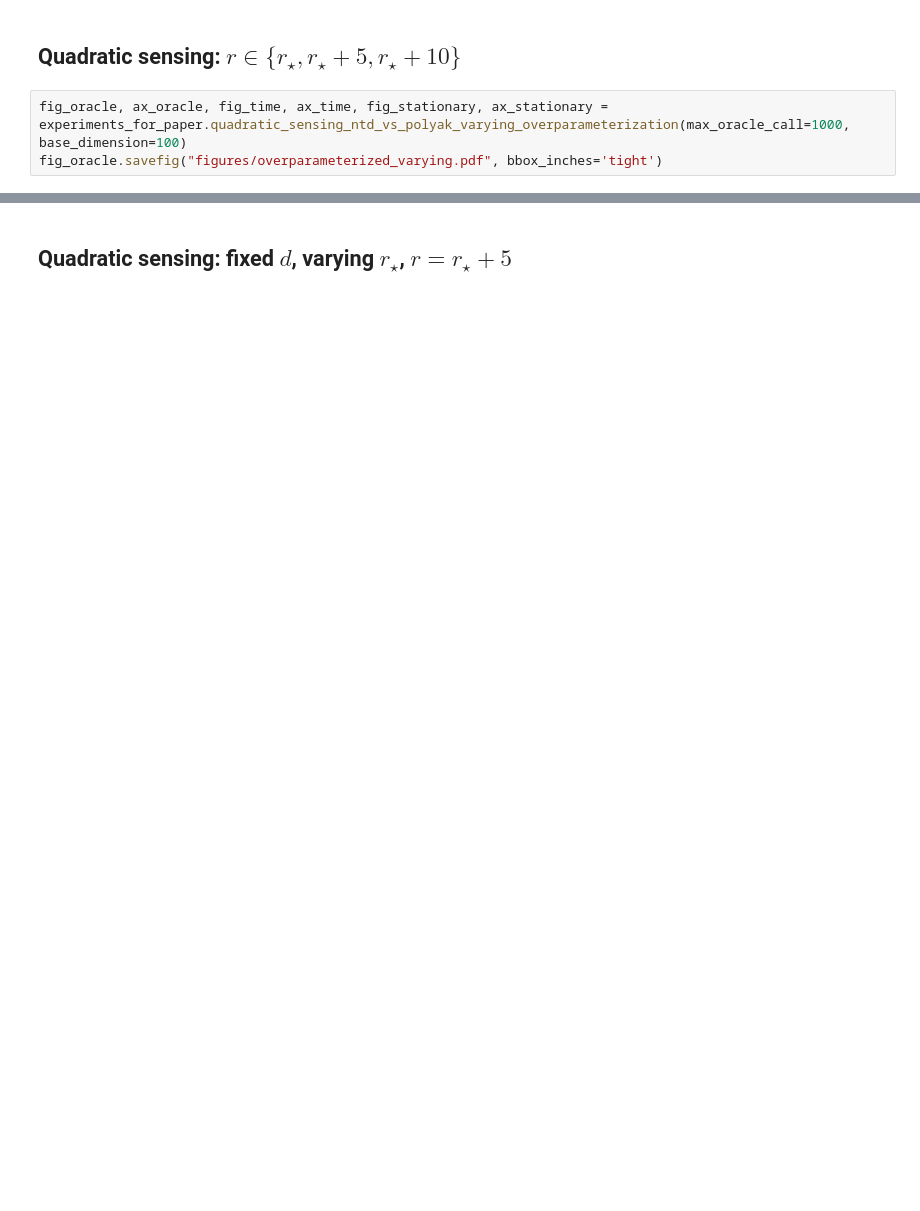
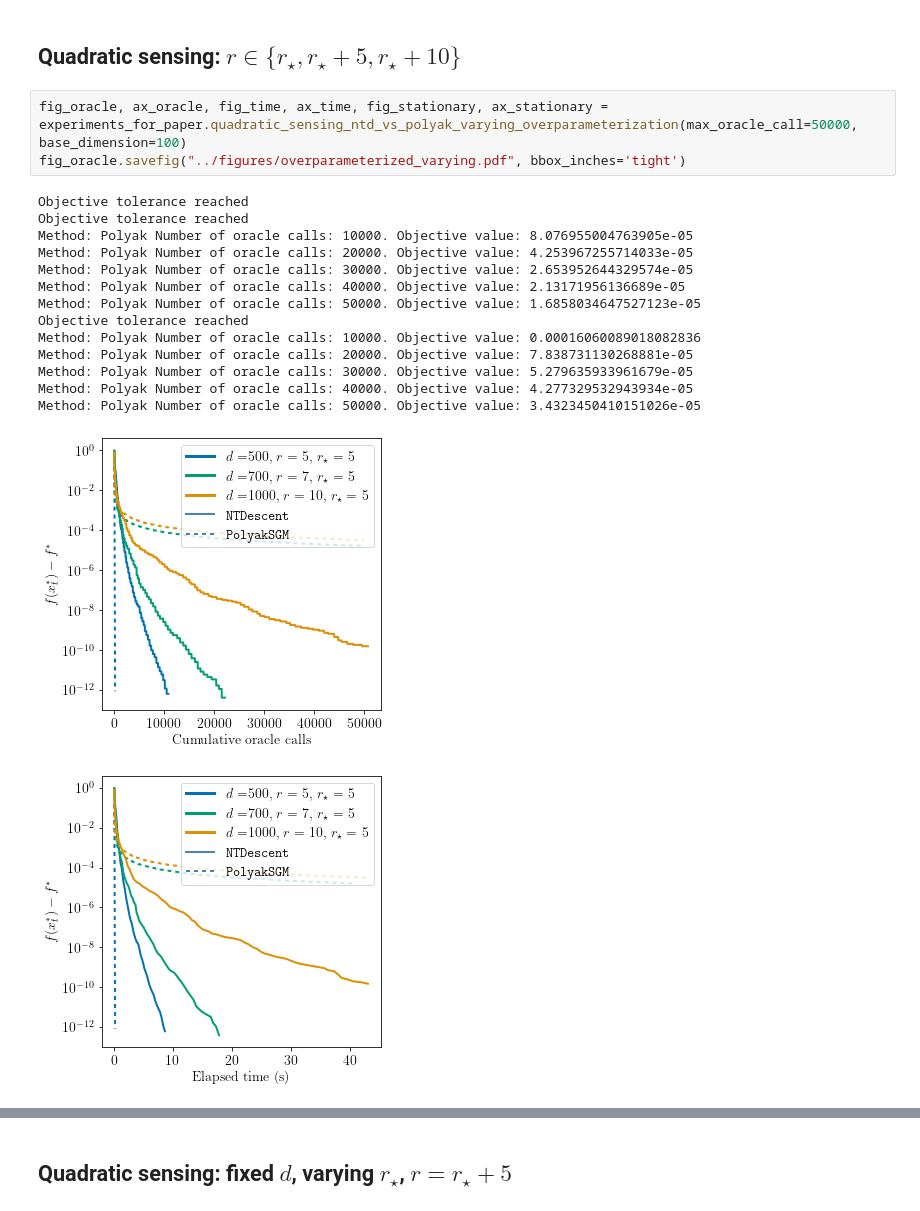
Before and after one commit to COR-OPT/ntd.py, a Jupyter notebook: examples/NTD_paper_experiments.ipynb, the cells around one changed output, grey strips where cells are left out. Cells and saved outputs as stored; diff of their text form; blank space fills up the shorter version.

Commit message:
Generated figures for notebook.

```diff
--- a/examples/NTD_paper_experiments.ipynb
+++ b/examples/NTD_paper_experiments.ipynb
@@ -91,5 +204,21 @@ where
 # %% [markdown]
 ## Quadratic sensing: $r \in \{r_\star,r_\star + 5, r_\star+10\}$
 # %%
-fig_oracle, ax_oracle, fig_time, ax_time, fig_stationary, ax_stationary = experiments_for_paper.quadratic_sensing_ntd_vs_polyak_varying_overparameterization(max_oracle_call=1000, base_dimension=100)
-fig_oracle.savefig("figures/overparameterized_varying.pdf", bbox_inches='tight')
+fig_oracle, ax_oracle, fig_time, ax_time, fig_stationary, ax_stationary = experiments_for_paper.quadratic_sensing_ntd_vs_polyak_varying_overparameterization(max_oracle_call=50000, base_dimension=100)
+fig_oracle.savefig("../figures/overparameterized_varying.pdf", bbox_inches='tight')
+# %% [output]
+Objective tolerance reached
+Objective tolerance reached
+Method: Polyak Number of oracle calls: 10000. Objective value: 8.076955004763905e-05
+Method: Polyak Number of oracle calls: 20000. Objective value: 4.253967255714033e-05
+Method: Polyak Number of oracle calls: 30000. Objective value: 2.653952644329574e-05
+Method: Polyak Number of oracle calls: 40000. Objective value: 2.13171956136689e-05
+Method: Polyak Number of oracle calls: 50000. Objective value: 1.6858034647527123e-05
+Objective tolerance reached
+Method: Polyak Number of oracle calls: 10000. Objective value: 0.00016060089018082836
+Method: Polyak Number of oracle calls: 20000. Objective value: 7.838731130268881e-05
+Method: Polyak Number of oracle calls: 30000. Objective value: 5.279635933961679e-05
+Method: Polyak Number of oracle calls: 40000. Objective value: 4.277329532943934e-05
+Method: Polyak Number of oracle calls: 50000. Objective value: 3.4323450410151026e-05
+[figure, added]
+[figure, added]
```
Also changed, not shown: parts of 10 cells of this notebook, 1 other file.
